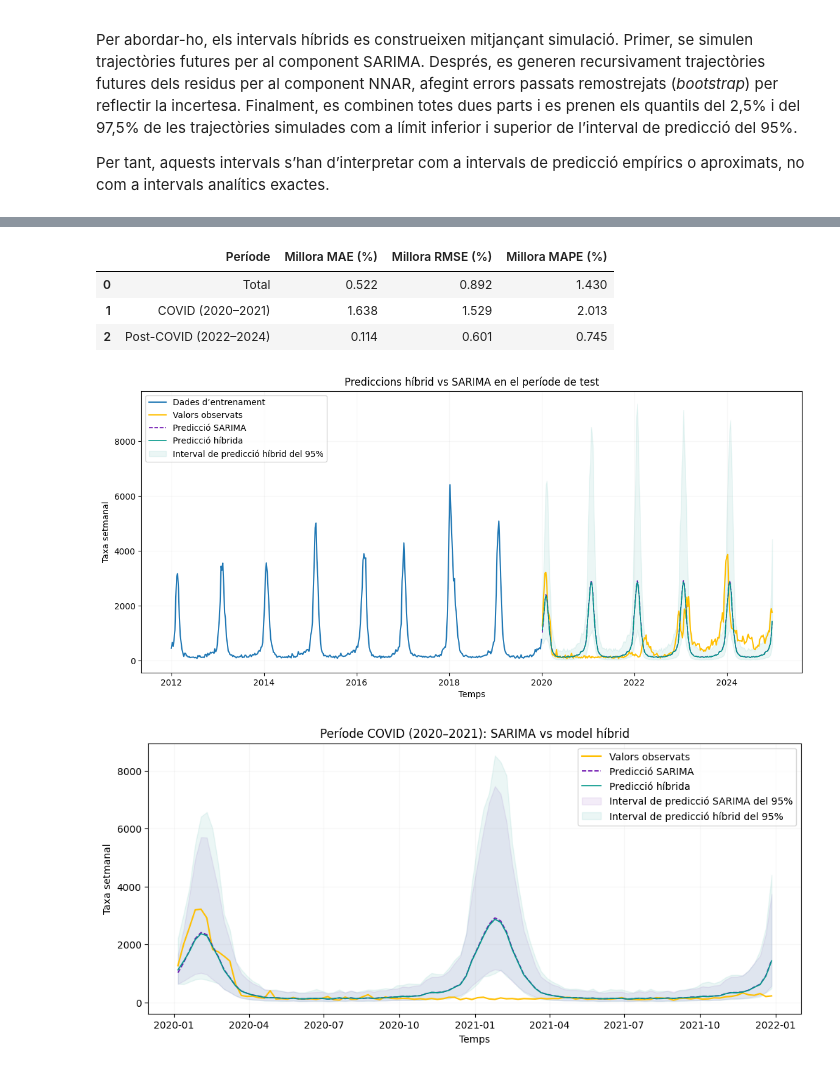
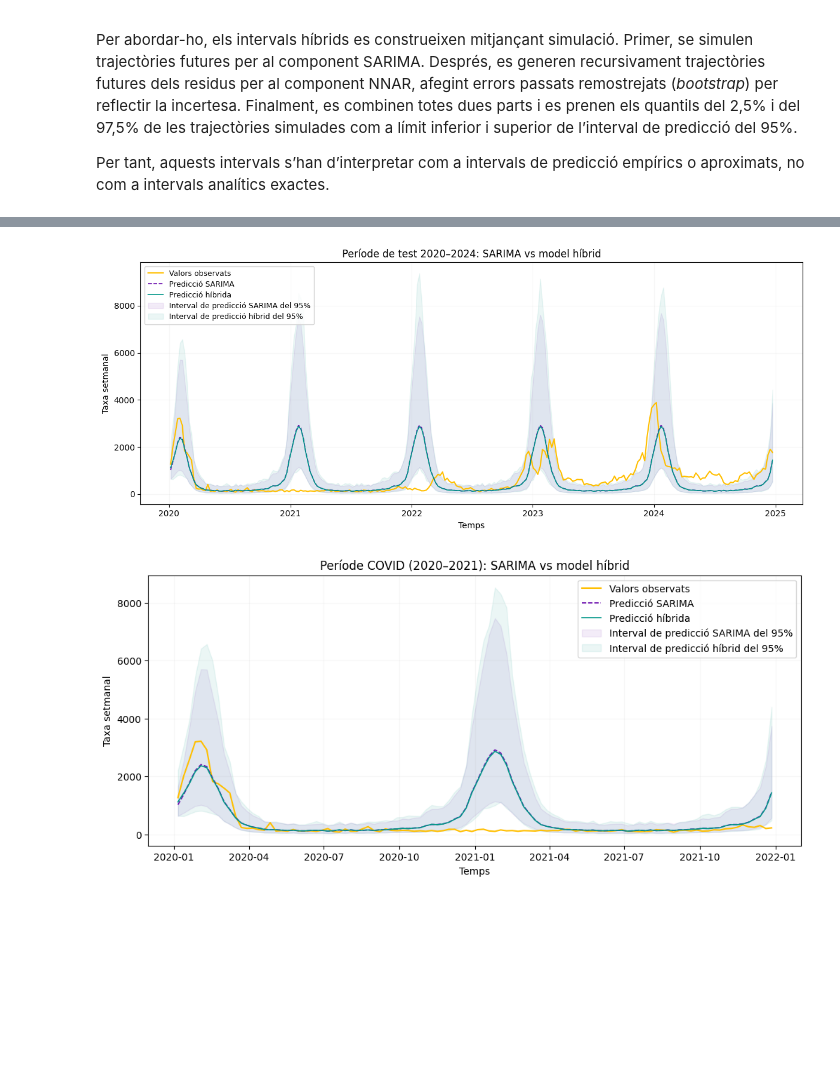
Before and after one commit to NIU1605347/modelitzacio-series-temporals-sarima-hibrid, a Jupyter notebook: notebooks/01_HIBRID_serie1.ipynb, the cells around one changed output, grey strips where cells are left out. Saved outputs shown, nothing was run; the diff lists cells and outputs as text; code cells hidden in the pictures; blank space fills up the shorter version.

```diff
--- a/notebooks/01_HIBRID_serie1.ipynb
+++ b/notebooks/01_HIBRID_serie1.ipynb
@@ -385,18 +304,14 @@ Top 5 configuracions segons el rolling RMSE
 # %%
-best_config = results_grid[
-    (results_grid["p"] == 2) &
-    (results_grid["hidden_units"] == 3)
-].iloc[0]
+best_config = results_grid.iloc[0]
 
 best_p = int(best_config["p"])
 best_hidden = int(best_config["hidden_units"])
 
-print("NNAR estacional seleccionada:")
+print("NNAR seleccionat:")
 print(f"p = {best_p}")
 print("P = 1")
 print(f"m = {SEASONAL_LAG}")
 print(f"neurones ocultes = {best_hidden}")
-print(f"Rolling MAE = {best_config['rolling_MAE']:.6f}")
-print(f"Rolling RMSE = {best_config['rolling_RMSE']:.6f}")
-print(f"Nombre de folds de validació = {best_config['n_folds']}")
+print(f"MAE mitjà = {best_config['rolling_MAE']:.6f}")
+print(f"RMSE mitjà = {best_config['rolling_RMSE']:.6f}")
 # %% [output]
@@ -690,56 +588,46 @@ POST-COVID (2022–2024):
-# %%
-improvement_table = pd.DataFrame({
-    "Període": ["Total", "COVID (2020–2021)", "Post-COVID (2022–2024)"],
-    "Millora MAE (%)": [
-        100 * (mae_sarima_total - mae_hybrid_total) / mae_sarima_total,
-        100 * (mae_sarima_covid - mae_hybrid_covid) / mae_sarima_covid,
-        100 * (mae_sarima_post - mae_hybrid_post) / mae_sarima_post
-    ],
-    "Millora RMSE (%)": [
-        100 * (rmse_sarima_total - rmse_hybrid_total) / rmse_sarima_total,
-        100 * (rmse_sarima_covid - rmse_hybrid_covid) / rmse_sarima_covid,
-        100 * (rmse_sarima_post - rmse_hybrid_post) / rmse_sarima_post
-    ],
-    "Millora MAPE (%)": [
-        100 * (mape_sarima_total - mape_hybrid_total) / mape_sarima_total,
-        100 * (mape_sarima_covid - mape_hybrid_covid) / mape_sarima_covid,
-        100 * (mape_sarima_post - mape_hybrid_post) / mape_sarima_post
-    ]
-})
-
-improvement_table = improvement_table.round(3)
-display(improvement_table)
-# %% [output]
-|  | Període | Millora MAE (%) | Millora RMSE (%) | Millora MAPE (%) |
-| 0 | Total | 0.522 | 0.892 | 1.430 |
-| 1 | COVID (2020–2021) | 1.638 | 1.529 | 2.013 |
-| 2 | Post-COVID (2022–2024) | 0.114 | 0.601 | 0.745 |
 # %%
-plt.figure(figsize=(14,6))
+plt.figure(figsize=(12,5))
 
-plt.plot(train, label='Dades d’entrenament', color=COLOR_TRAIN, linewidth=1.5)
 plt.plot(test, label='Valors observats', color=COLOR_OBS, linewidth=1.5)
-
 plt.plot(pred_mean, label='Predicció SARIMA', color=COLOR_FORECAST, linewidth=1.2, linestyle='--')
 plt.plot(hybrid_pred_mean, label='Predicció híbrida', color=COLOR_HYBRID, linewidth=1.2)
+
+plt.fill_between(
+    pred_ci.index,
+    pred_ci.iloc[:, 0],
+    pred_ci.iloc[:, 1],
+    color=COLOR_FORECAST,
+    alpha=0.08,
+    label='Interval de predicció SARIMA del 95%'
+)
 
 plt.fill_between(
     hybrid_ci_lower.index,
     hybrid_ci_lower.values,
     hybrid_ci_upper.values,
     color=COLOR_HYBRID,
     alpha=0.08,
     label='Interval de predicció híbrid del 95%'
 )
 
-plt.legend()
-plt.title("Prediccions híbrid vs SARIMA en el període de test")
+plt.title("Període de test 2020–2024: SARIMA vs model híbrid")
 plt.xlabel("Temps")
 plt.ylabel("Taxa setmanal")
+
+plt.legend(
+    fontsize=9,
+    loc='upper left',
+    framealpha=0.85,
+    borderpad=0.5,
+    labelspacing=0.4,
+    handlelength=2
+)
+
 plt.grid(alpha=0.1)
+plt.tight_layout()
 plt.show()
 # %% [output]
-[figure, old version]
+[figure, new version]
 # %%
 hybrid_covid = hybrid_pred_mean["2020":"2021"]
 
```
Also changed, not shown: parts of 16 cells of this notebook, 3 other files.
